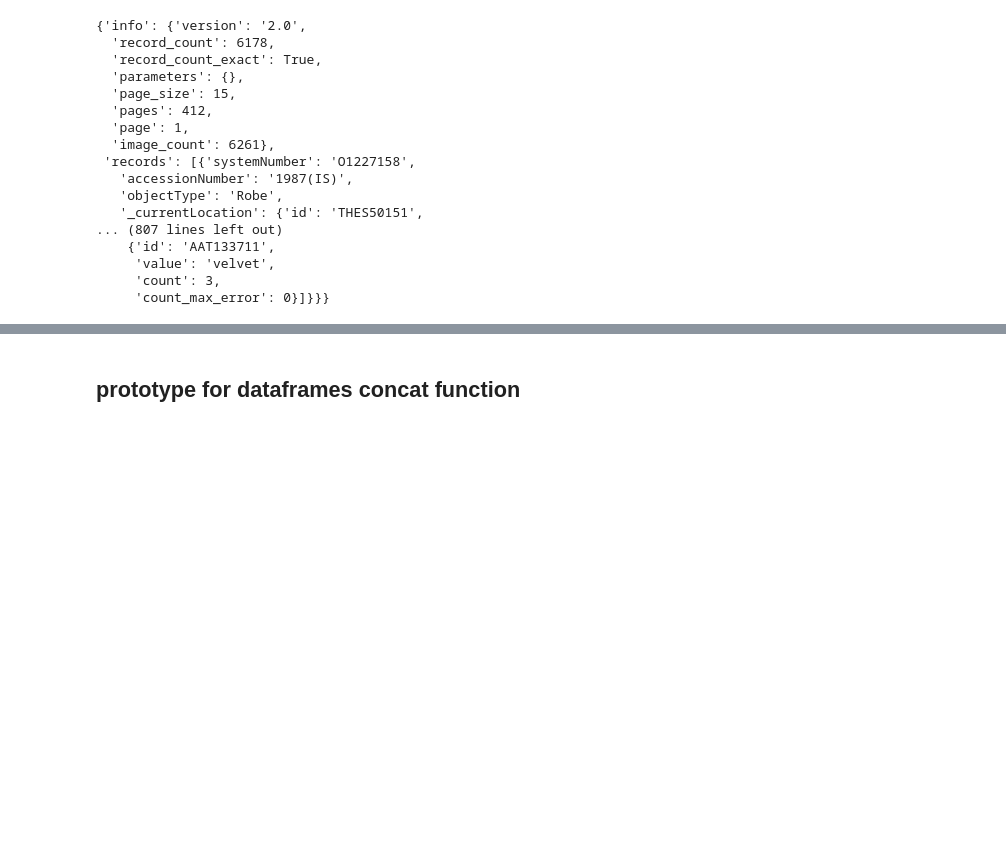
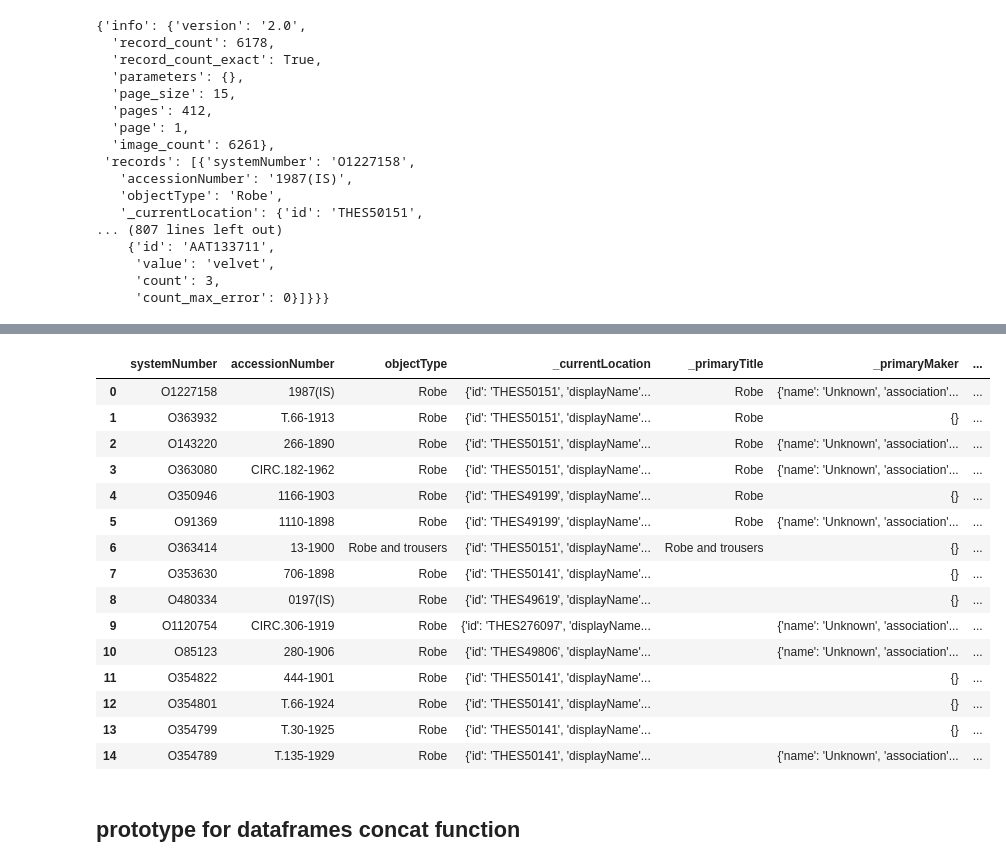
Before and after one commit to vivyhasadream/vintage_clothes_generator, a Jupyter notebook: 2 Data Scraping_met.ipynb, the cells around one changed output, grey strips where cells are left out. Cells and saved outputs as stored; diff of their text form; code cells hidden in the pictures; blank space fills up the shorter version.

```diff
--- a/2 Data Scraping_met.ipynb
+++ b/2 Data Scraping_met.ipynb
@@ -97,3 +117,23 @@ r.json()
+# %%
+y = pd.DataFrame.from_dict(r.json()['records'])
+y
+# %% [output]
+|  | systemNumber | accessionNumber | objectType | _currentLocation | _primaryTitle | _primaryMaker | ... |
+| 0 | O1227158 | 1987(IS) | Robe | {'id': 'THES50151', 'displayName'... | Robe | {'name': 'Unknown', 'association'... | ... |
+| 1 | O363932 | T.66-1913 | Robe | {'id': 'THES50151', 'displayName'... | Robe | {} | ... |
+| 2 | O143220 | 266-1890 | Robe | {'id': 'THES50151', 'displayName'... | Robe | {'name': 'Unknown', 'association'... | ... |
+| 3 | O363080 | CIRC.182-1962 | Robe | {'id': 'THES50151', 'displayName'... | Robe | {'name': 'Unknown', 'association'... | ... |
+| 4 | O350946 | 1166-1903 | Robe | {'id': 'THES49199', 'displayName'... | Robe | {} | ... |
+| 5 | O91369 | 1110-1898 | Robe | {'id': 'THES49199', 'displayName'... | Robe | {'name': 'Unknown', 'association'... | ... |
+| 6 | O363414 | 13-1900 | Robe and trousers | {'id': 'THES50151', 'displayName'... | Robe and trousers | {} | ... |
+| 7 | O353630 | 706-1898 | Robe | {'id': 'THES50141', 'displayName'... |  | {} | ... |
+| 8 | O480334 | 0197(IS) | Robe | {'id': 'THES49619', 'displayName'... |  | {} | ... |
+| 9 | O1120754 | CIRC.306-1919 | Robe | {'id': 'THES276097', 'displayName... |  | {'name': 'Unknown', 'association'... | ... |
+| 10 | O85123 | 280-1906 | Robe | {'id': 'THES49806', 'displayName'... |  | {'name': 'Unknown', 'association'... | ... |
+| 11 | O354822 | 444-1901 | Robe | {'id': 'THES50141', 'displayName'... |  | {} | ... |
+| 12 | O354801 | T.66-1924 | Robe | {'id': 'THES50141', 'displayName'... |  | {} | ... |
+| 13 | O354799 | T.30-1925 | Robe | {'id': 'THES50141', 'displayName'... |  | {} | ... |
+| 14 | O354789 | T.135-1929 | Robe | {'id': 'THES50141', 'displayName'... |  | {'name': 'Unknown', 'association'... | ... |
 # %% [markdown]
 ## prototype for dataframes concat function
 # %%
```
Also changed, not shown: parts of 2 cells of this notebook, 3 other files.
